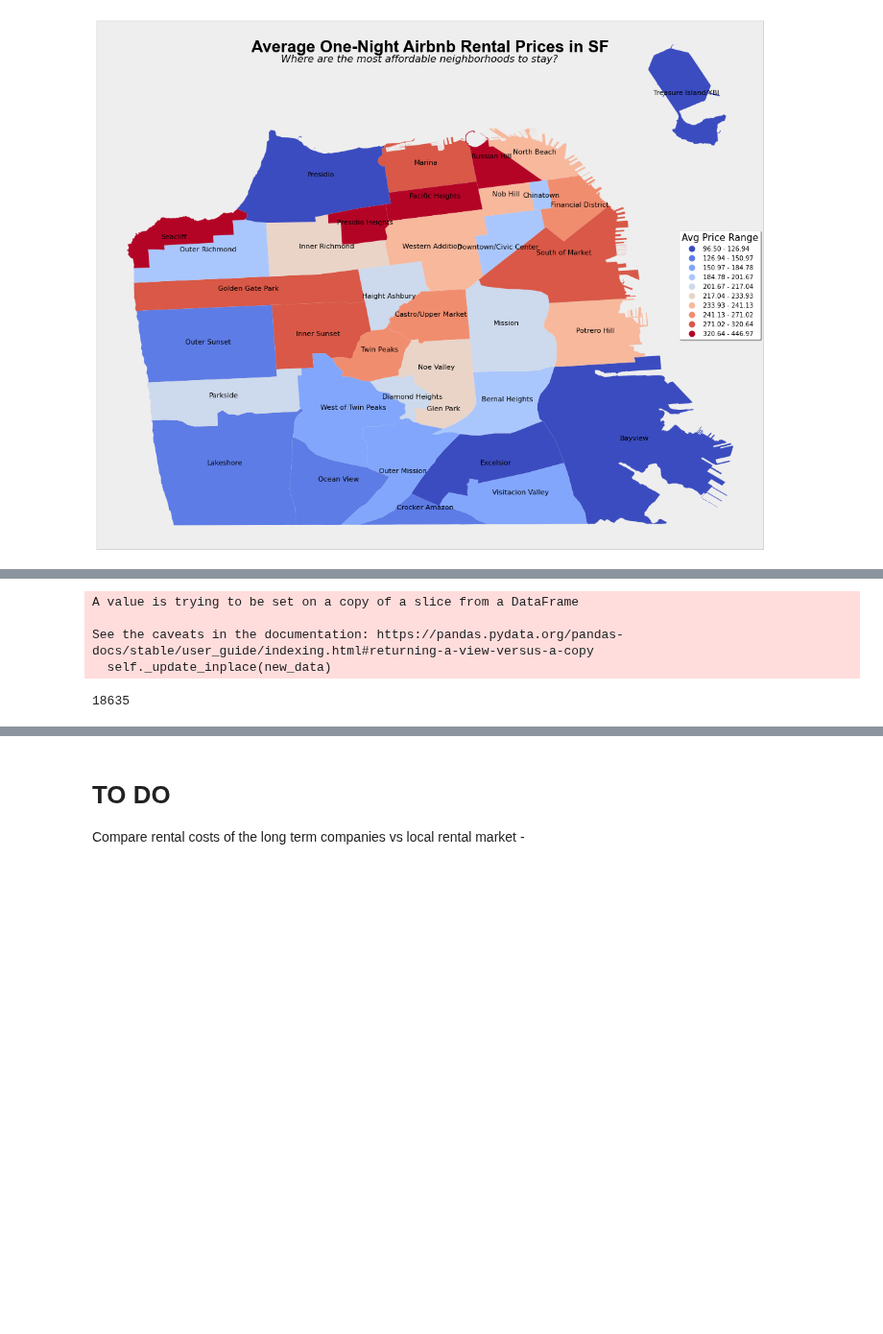
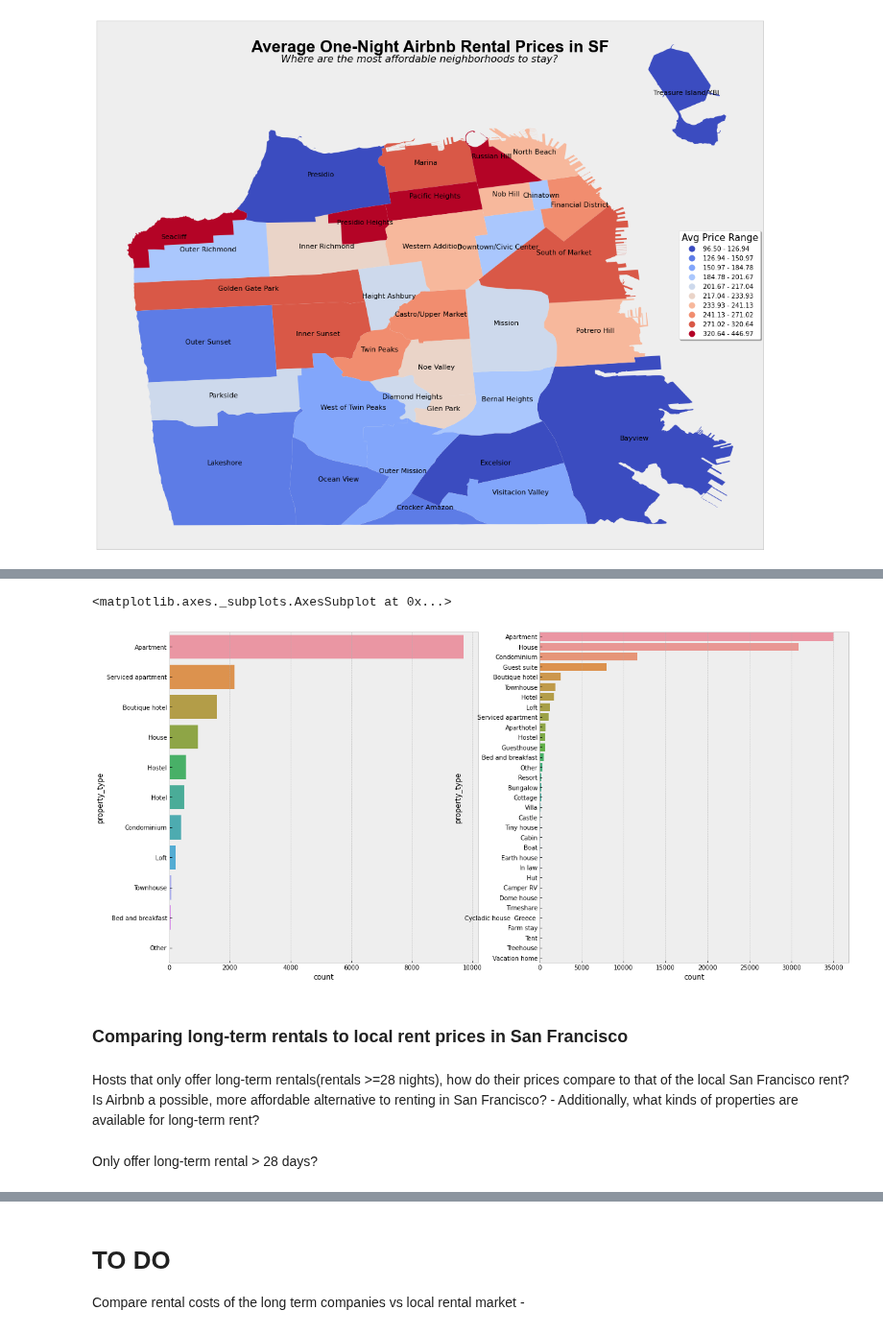
Before and after one commit to KishenSharma6/SF-Airbnb-Analysis, a Jupyter notebook: Project_Codes/02_EDA/2020_0525_Listings_EDA.ipynb, the cells around one changed output, grey strips where cells are left out. Shown at 96% size. Drawn from its saved outputs; the diff is of its cells as text; code cells hidden in the pictures; blank space fills up the shorter version.

```diff
--- a/Project_Codes/02_EDA/2020_0525_Listings_EDA.ipynb
+++ b/Project_Codes/02_EDA/2020_0525_Listings_EDA.ipynb
@@ -318,0 +331,16 @@ property_counts.head(20)
+# %%
+#Get list of hosts to capture superhost info about
+hosts= host_info.index.tolist()
+
+#Subset flags from main df and store as temp. Remove duplicates
+temp = df[['host_id','host_is_superhost']].loc[(df.host_id.isin(hosts))].drop_duplicates()
+
+#Group host_id's and apply sum to host_is_superhost. Superhosts will = 1
+temp = temp.groupby('host_id')['host_is_superhost'].sum().reset_index().sort_values('host_is_superhost')
+
+#Merge and set host_id as index
+host_info = host_info.merge(temp, left_on='host_id', how='left',right_on='host_id')
+host_info.set_index('host_id', inplace = True)
+
+#Display
+display(host_info.head(15))
@@ -339,10 +368,0 @@ temp.filter(regex='host|price|minimum').head(10)
-# %%
-temp.monthly_price.fillna((temp.minimum_nights * temp.price), inplace = True)
-
-len(temp)
-# %% [output]
-A value is trying to be set on a copy of a slice from a DataFrame
-
-See the caveats in the documentation: https://pandas.pydata.org/pandas-docs/stable/user_guide/indexing.html#returning-a-view-versus-a-copy
-  self._update_inplace(new_data)
-18635
@@ -352,0 +369,27 @@ temp2['month_year'] = temp2['last_review'].dt.to_period('M')
+# %%
+#Subsetting host_id's of the top 15
+hosts = host_info[:15].index.tolist()
+
+#Set figure
+f, ax = plt.subplots(1,2, figsize = (20,10))
+
+#Display kinds of properties available for rent
+g =sns.countplot(y = 'property_type', order = df.property_type.loc[df.host_id.isin(hosts)].value_counts().index,
+              data = df.loc[df.host_id.isin(hosts)], ax = ax[0])
+
+#Display kinds of properties of everyone else
+j = sns.countplot(y = 'property_type', data = df.loc[~df.host_id.isin(hosts)],
+              order = df.property_type.loc[~df.host_id.isin(hosts)].value_counts().index,
+              ax = ax[1])
+
+###Set plot aesthetics###
+# %% [output]
+<matplotlib.axes._subplots.AxesSubplot at 0x...>
+[figure, added]
+# %% [markdown]
+### Comparing long-term rentals to local rent prices in San Francisco
+# %% [markdown]
+Hosts that only offer long-term rentals(rentals >=28 nights), how do their prices compare to that of the local San Francisco rent? Is Airbnb a possible, more affordable alternative to renting in San Francisco?
+	- Additionally, what kinds of properties are available for long-term rent?
+# %% [markdown]
+Only offer long-term rental > 28 days?
```
Also changed, not shown: parts of 24 cells of this notebook.
